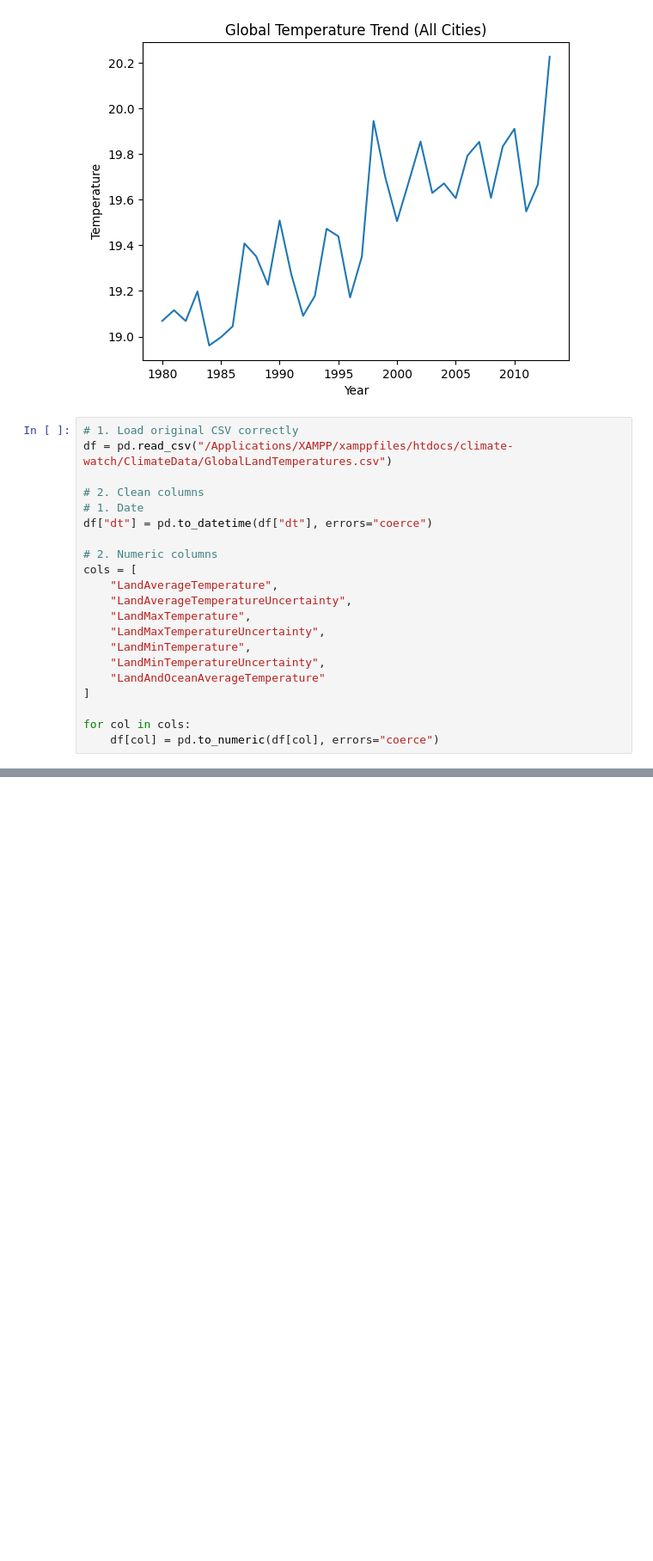
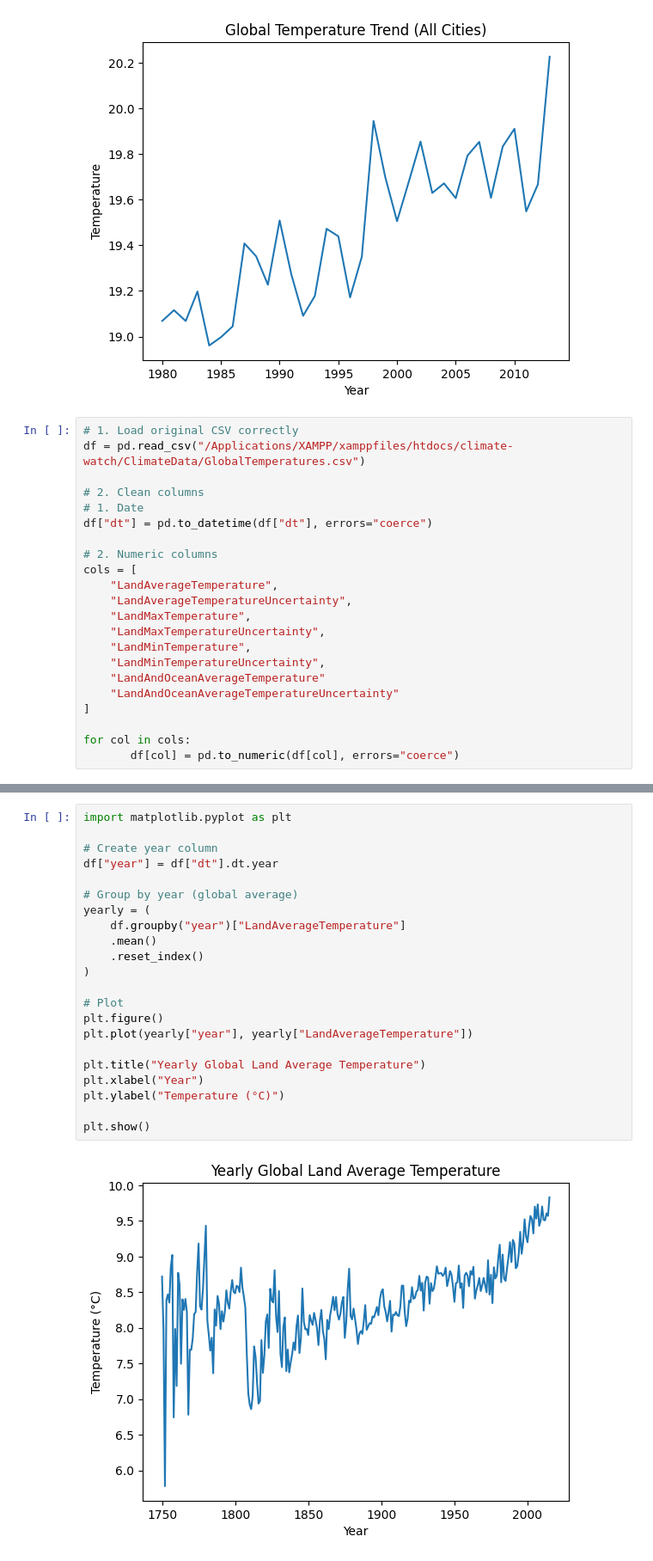
Before and after one commit to JaphletM/climate-watch, a Jupyter notebook: Opdracht 2/notebook.ipynb, the cells around one changed output, grey strips where cells are left out. Shown at 86% size. Cells and saved outputs as stored; diff of their text form; blank space fills up the shorter version.

```diff
--- a/Opdracht 2/notebook.ipynb
+++ b/Opdracht 2/notebook.ipynb
@@ -392,7 +392,7 @@ plt.show()
 [figure]
 # %%
 # 1. Load original CSV correctly
-df = pd.read_csv("/Applications/XAMPP/xamppfiles/htdocs/climate-watch/ClimateData/GlobalLandTemperatures.csv")
+df = pd.read_csv("/Applications/XAMPP/xamppfiles/htdocs/climate-watch/ClimateData/GlobalTemperatures.csv")
 
 # 2. Clean columns
 # 1. Date
@@ -407,7 +407,8 @@ cols = [
     "LandMinTemperature",
     "LandMinTemperatureUncertainty",
     "LandAndOceanAverageTemperature"
+    "LandAndOceanAverageTemperatureUncertainty"
 ]
 
 for col in cols:
-    df[col] = pd.to_numeric(df[col], errors="coerce")
+       df[col] = pd.to_numeric(df[col], errors="coerce")
@@ -413,0 +428,24 @@ for col in cols:
+# %%
+import matplotlib.pyplot as plt
+
+# Create year column
+df["year"] = df["dt"].dt.year
+
+# Group by year (global average)
+yearly = (
+    df.groupby("year")["LandAverageTemperature"]
+    .mean()
+    .reset_index()
+)
+
+# Plot
+plt.figure()
+plt.plot(yearly["year"], yearly["LandAverageTemperature"])
+
+plt.title("Yearly Global Land Average Temperature")
+plt.xlabel("Year")
+plt.ylabel("Temperature (°C)")
+
+plt.show()
+# %% [output]
+[figure, added]
```
Also changed, not shown: parts of 7 cells of this notebook.
